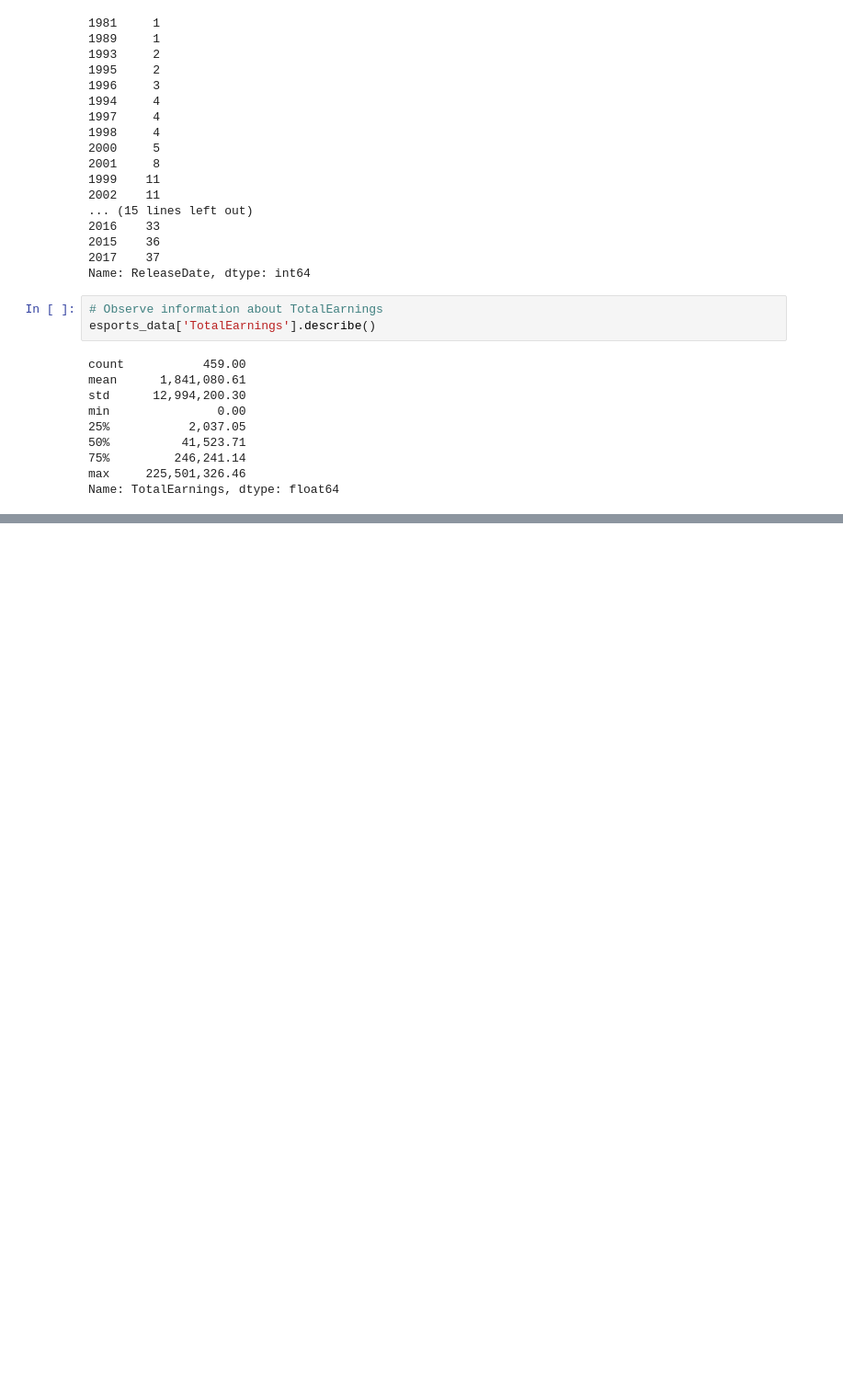
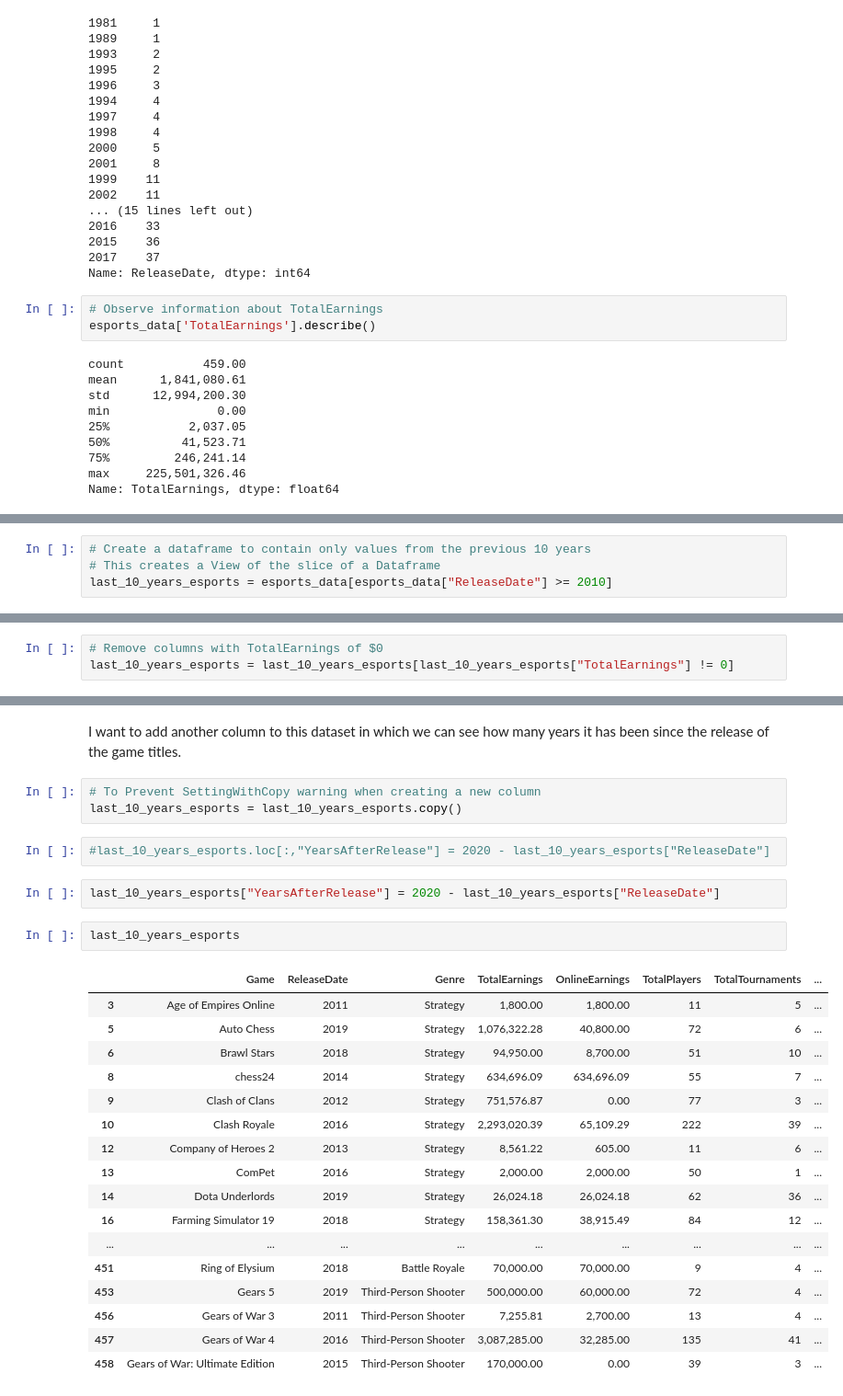
Before and after one commit to nrichyang/Esports-Earnings-Project, a Jupyter notebook: Exploring Earnings in Esports.ipynb, the cells around one changed output, grey strips where cells are left out. Shown: that part at 92% size. Saved outputs shown, nothing was run; the diff lists cells and outputs as text; blank space fills up the shorter version.

Commit message:
Worked on cleaning up the dataset

```diff
--- a/Exploring Earnings in Esports.ipynb
+++ b/Exploring Earnings in Esports.ipynb
@@ -144,0 +146,4 @@ Games involved in esports did not hit double digit releases until 1999 with a co
+# %%
+# Create a dataframe to contain only values from the previous 10 years
+# This creates a View of the slice of a Dataframe
+last_10_years_esports = esports_data[esports_data["ReleaseDate"] >= 2010]
@@ -144,0 +205,3 @@ Games involved in esports did not hit double digit releases until 1999 with a co
+# %%
+# Remove columns with TotalEarnings of $0
+last_10_years_esports = last_10_years_esports[last_10_years_esports["TotalEarnings"] != 0]
@@ -144,0 +251,29 @@ Games involved in esports did not hit double digit releases until 1999 with a co
+# %% [markdown]
+I want to add another column to this dataset in which we can see how many years it has been since the release of the game titles.
+# %%
+# To Prevent SettingWithCopy warning when creating a new column
+last_10_years_esports = last_10_years_esports.copy()
+# %%
+#last_10_years_esports.loc[:,"YearsAfterRelease"] = 2020 - last_10_years_esports["ReleaseDate"]
+# %%
+last_10_years_esports["YearsAfterRelease"] = 2020 - last_10_years_esports["ReleaseDate"]
+# %%
+last_10_years_esports
+# %% [output]
+|  | Game | ReleaseDate | Genre | TotalEarnings | OnlineEarnings | TotalPlayers | TotalTournaments | ... |
+| 3 | Age of Empires Online | 2011 | Strategy | 1,800.00 | 1,800.00 | 11 | 5 | ... |
+| 5 | Auto Chess | 2019 | Strategy | 1,076,322.28 | 40,800.00 | 72 | 6 | ... |
+| 6 | Brawl Stars | 2018 | Strategy | 94,950.00 | 8,700.00 | 51 | 10 | ... |
+| 8 | chess24 | 2014 | Strategy | 634,696.09 | 634,696.09 | 55 | 7 | ... |
+| 9 | Clash of Clans | 2012 | Strategy | 751,576.87 | 0.00 | 77 | 3 | ... |
+| 10 | Clash Royale | 2016 | Strategy | 2,293,020.39 | 65,109.29 | 222 | 39 | ... |
+| 12 | Company of Heroes 2 | 2013 | Strategy | 8,561.22 | 605.00 | 11 | 6 | ... |
+| 13 | ComPet | 2016 | Strategy | 2,000.00 | 2,000.00 | 50 | 1 | ... |
+| 14 | Dota Underlords | 2019 | Strategy | 26,024.18 | 26,024.18 | 62 | 36 | ... |
+| 16 | Farming Simulator 19 | 2018 | Strategy | 158,361.30 | 38,915.49 | 84 | 12 | ... |
+| ... | ... | ... | ... | ... | ... | ... | ... | ... |
+| 451 | Ring of Elysium | 2018 | Battle Royale | 70,000.00 | 70,000.00 | 9 | 4 | ... |
+| 453 | Gears 5 | 2019 | Third-Person Shooter | 500,000.00 | 60,000.00 | 72 | 4 | ... |
+| 456 | Gears of War 3 | 2011 | Third-Person Shooter | 7,255.81 | 2,700.00 | 13 | 4 | ... |
+| 457 | Gears of War 4 | 2016 | Third-Person Shooter | 3,087,285.00 | 32,285.00 | 135 | 41 | ... |
+| 458 | Gears of War: Ultimate Edition | 2015 | Third-Person Shooter | 170,000.00 | 0.00 | 39 | 3 | ... |
```
Also changed, not shown: parts of 16 cells of this notebook.
